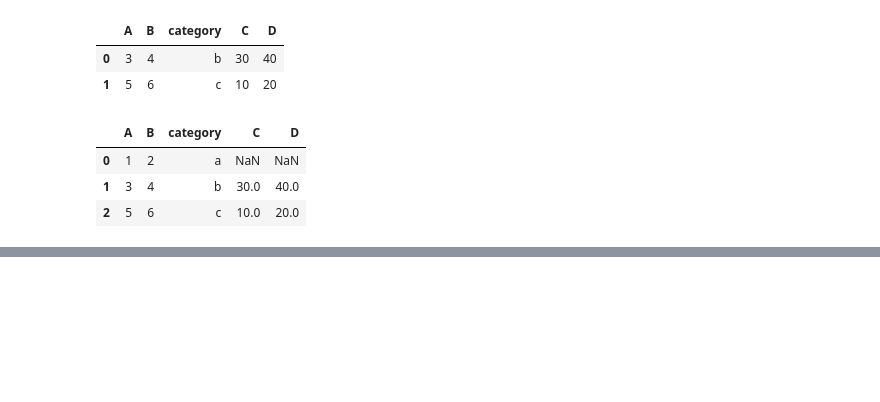
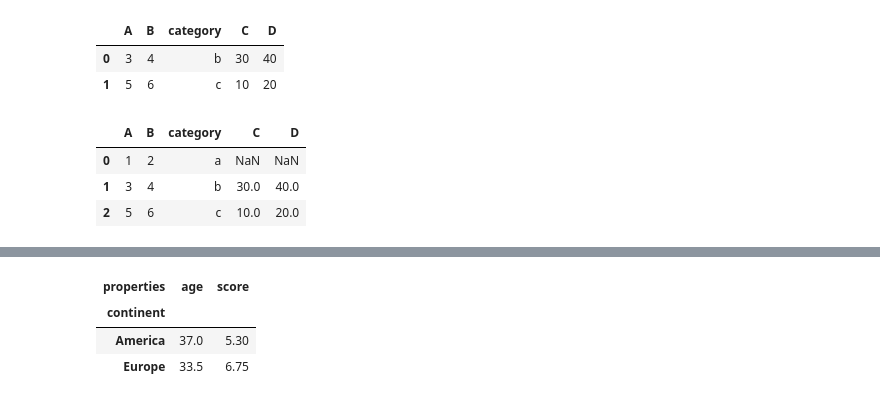
Before and after one commit to aiien61/Python_with_Excel, a Jupyter notebook: pandas_basic.ipynb, the cells around one changed output, grey strips where cells are left out. Cells and saved outputs as stored; diff of their text form; code cells hidden in the pictures; blank space fills up the shorter version.

```diff
--- a/pandas_basic.ipynb
+++ b/pandas_basic.ipynb
@@ -847,0 +884,7 @@ df1.merge(df2, how='left', on=['category'])
+# %%
+df.groupby(['continent'])[['age', 'score']].mean()
+# %% [output]
+| properties | age | score |
+| continent |  |  |
+| America | 37.0 | 5.30 |
+| Europe | 33.5 | 6.75 |
```
Also changed, not shown: parts of 9 cells of this notebook.
